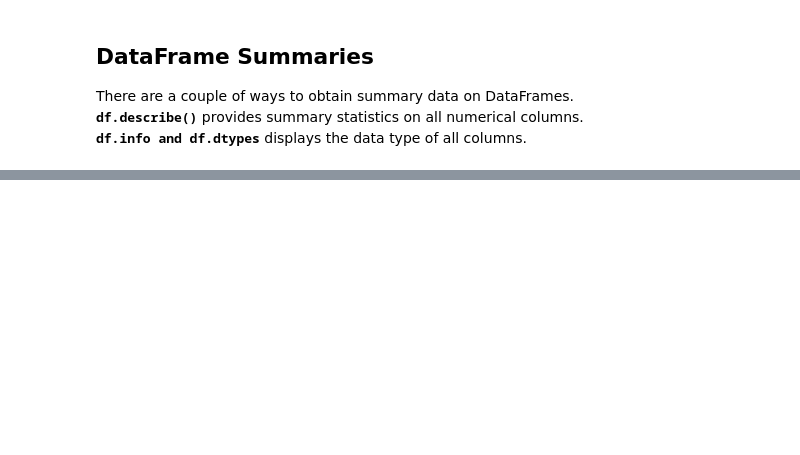
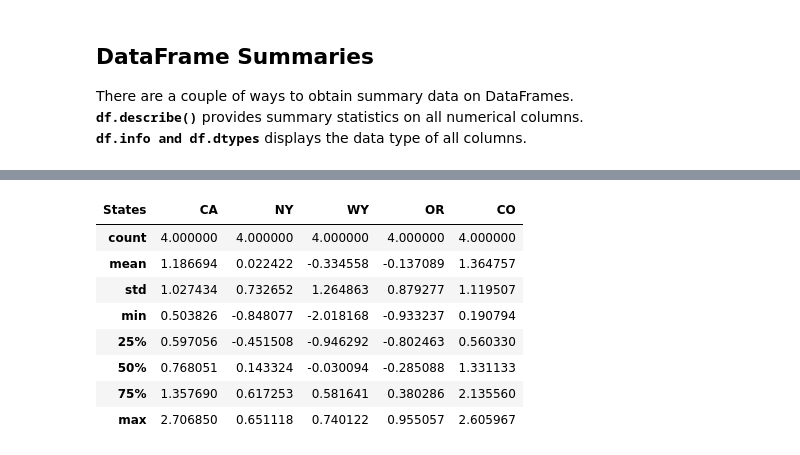
Before and after one commit to malrangcow00/Python-Libraries, a Jupyter notebook: Pandas/02.DataFrames.ipynb, the cells around one changed output, grey strips where cells are left out. Cells and saved outputs as stored; diff of their text form; code cells hidden in the pictures; blank space fills up the shorter version.

```diff
--- a/Pandas/02.DataFrames.ipynb
+++ b/Pandas/02.DataFrames.ipynb
@@ -341,0 +538,12 @@ df.info()
+# %%
+df.transpose().describe()
+# %% [output]
+| States | CA | NY | WY | OR | CO |
+| count | 4.000000 | 4.000000 | 4.000000 | 4.000000 | 4.000000 |
+| mean | 1.186694 | 0.022422 | -0.334558 | -0.137089 | 1.364757 |
+| std | 1.027434 | 0.732652 | 1.264863 | 0.879277 | 1.119507 |
+| min | 0.503826 | -0.848077 | -2.018168 | -0.933237 | 0.190794 |
+| 25% | 0.597056 | -0.451508 | -0.946292 | -0.802463 | 0.560330 |
+| 50% | 0.768051 | 0.143324 | -0.030094 | -0.285088 | 1.331133 |
+| 75% | 1.357690 | 0.617253 | 0.581641 | 0.380286 | 2.135560 |
+| max | 2.706850 | 0.651118 | 0.740122 | 0.955057 | 2.605967 |
```
Also changed, not shown: parts of 33 cells of this notebook, 1 other file.
